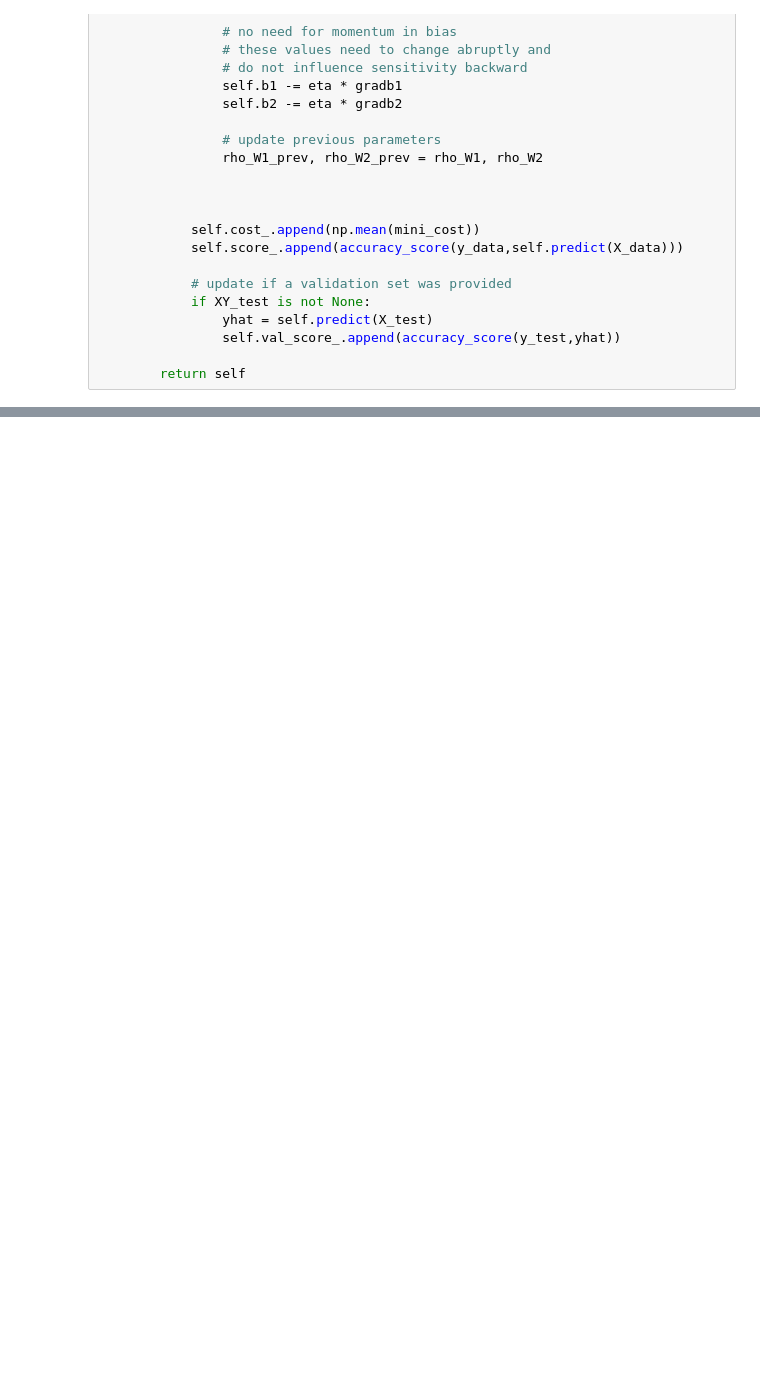
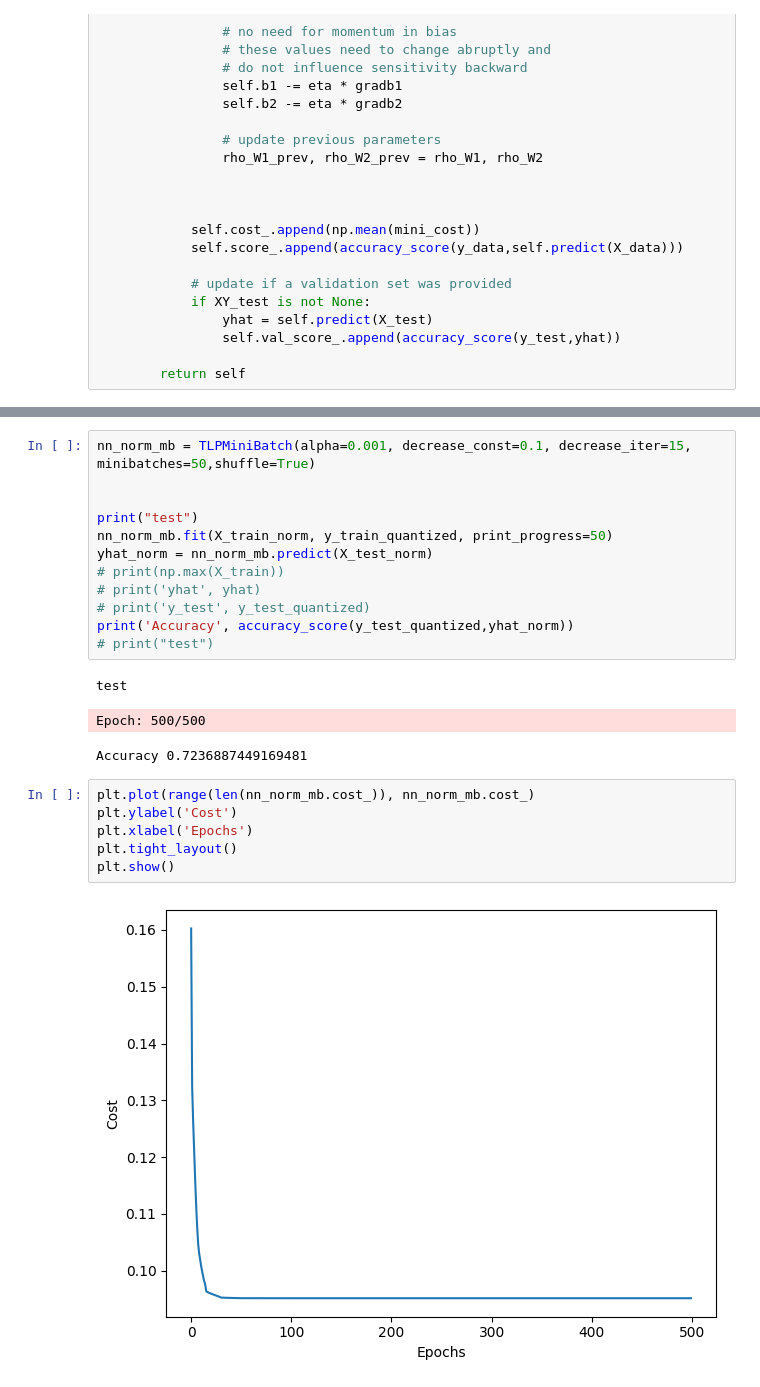
Before and after one commit to ElijahChesnut26/MLLab4, a Jupyter notebook: lab4.ipynb, the cells around one changed output, grey strips where cells are left out. Cells and saved outputs as stored; diff of their text form; blank space fills up the shorter version.

```diff
--- a/lab4.ipynb
+++ b/lab4.ipynb
@@ -663,0 +450,24 @@ Accuracy 0.25094768764215314
+# %%
+nn_norm_mb = TLPMiniBatch(alpha=0.001, decrease_const=0.1, decrease_iter=15, minibatches=50,shuffle=True)
+
+
+print("test")
+nn_norm_mb.fit(X_train_norm, y_train_quantized, print_progress=50)
+yhat_norm = nn_norm_mb.predict(X_test_norm)
+# print(np.max(X_train))
+# print('yhat', yhat)
+# print('y_test', y_test_quantized)
+print('Accuracy', accuracy_score(y_test_quantized,yhat_norm))
+# print("test")
+# %% [output]
+test
+Epoch: 500/500
+Accuracy 0.7236887449169481
+# %%
+plt.plot(range(len(nn_norm_mb.cost_)), nn_norm_mb.cost_)
+plt.ylabel('Cost')
+plt.xlabel('Epochs')
+plt.tight_layout()
+plt.show()
+# %% [output]
+[figure, added]
```
Also changed, not shown: parts of 14 cells of this notebook.
